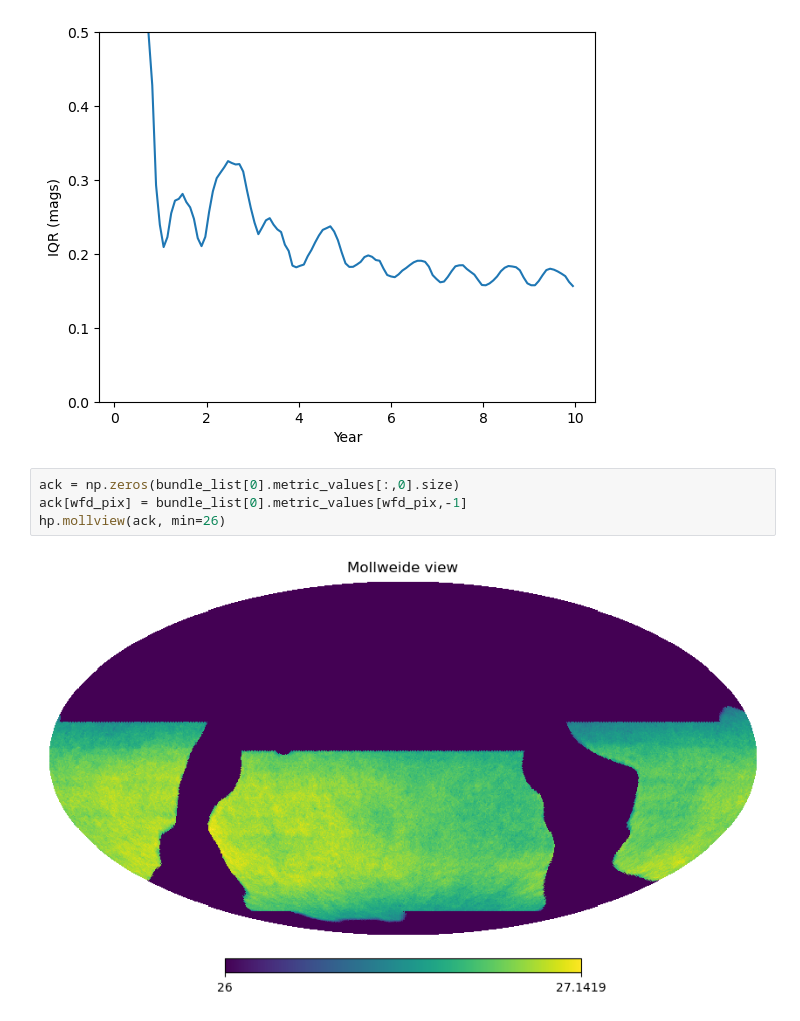
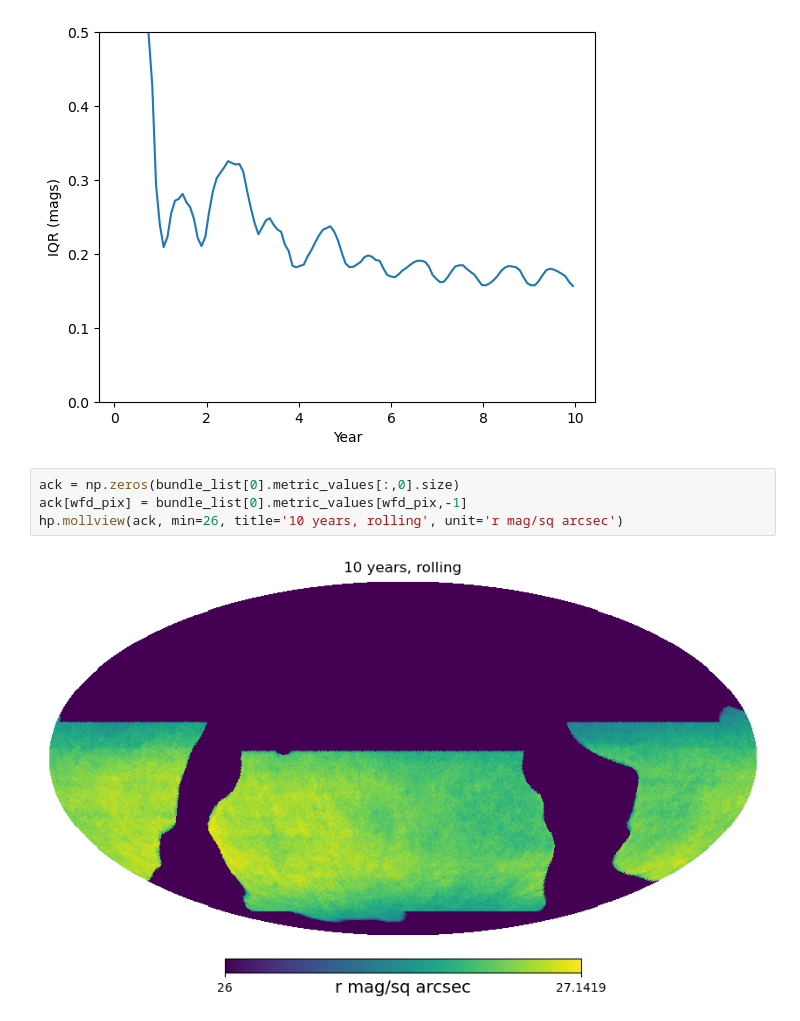
Before and after one commit to yoachim/23_Scratch, a Jupyter notebook: depth_v_time/uniformity_v_time.ipynb, the cells around one changed output. Cells and saved outputs as stored; diff of their text form.

```diff
--- a/depth_v_time/uniformity_v_time.ipynb
+++ b/depth_v_time/uniformity_v_time.ipynb
@@ -89,6 +89,6 @@ ax.set_ylim([0.,0.5])
 # %%
 ack = np.zeros(bundle_list[0].metric_values[:,0].size)
 ack[wfd_pix] = bundle_list[0].metric_values[wfd_pix,-1]
-hp.mollview(ack, min=26)
+hp.mollview(ack, min=26, title='10 years, rolling', unit='r mag/sq arcsec')
 # %% [output]
-[figure, old version]
+[figure, new version]
```
Also changed, not shown: parts of 1 cell of this notebook, 1 other file.
